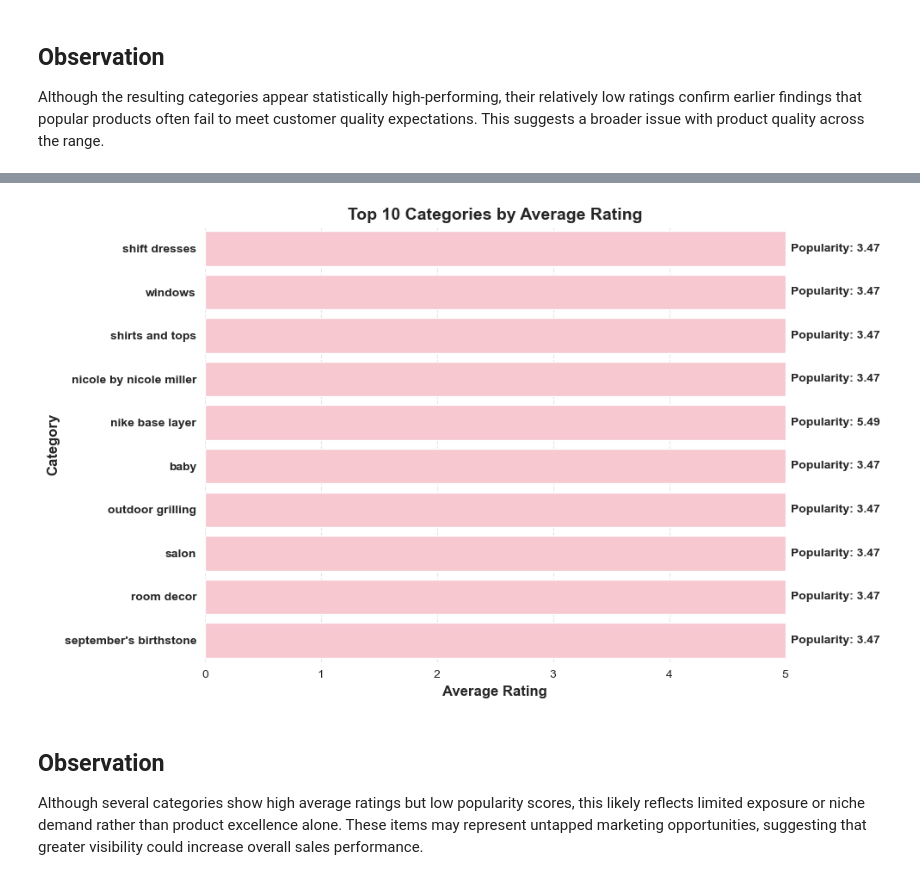
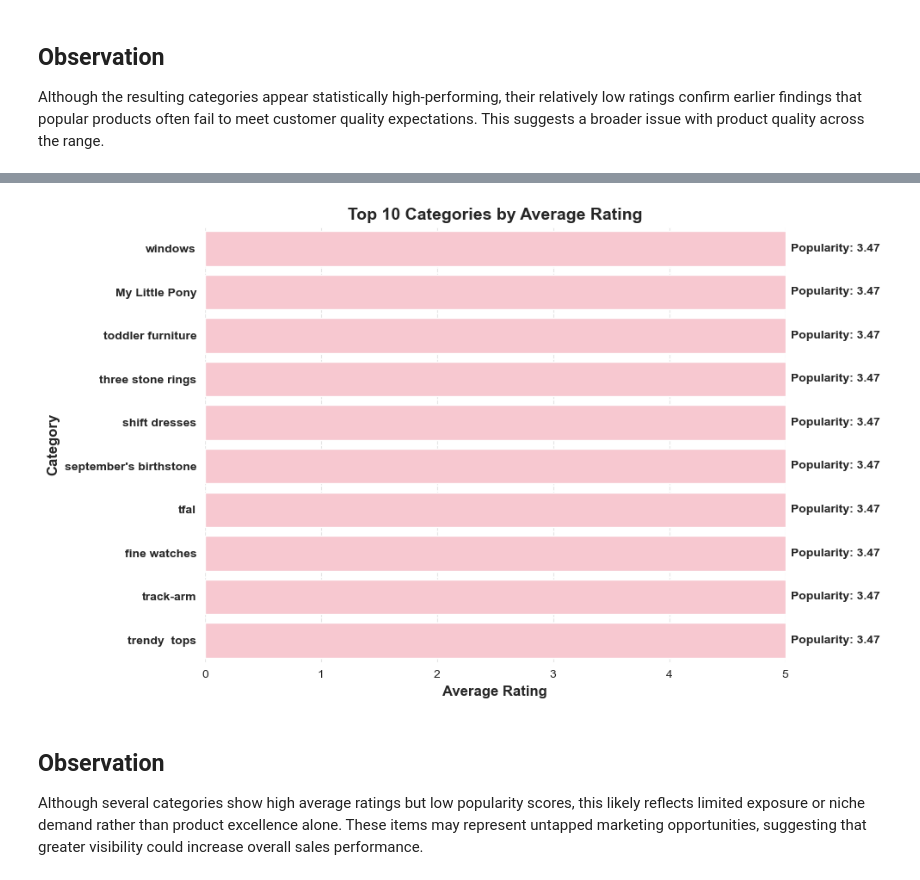
Before and after one commit to kristina-pal/3461226_BD2, a Jupyter notebook: 3461226_BD2.ipynb, the cells around one changed output, grey strips where cells are left out. Saved outputs shown, nothing was run; the diff lists cells and outputs as text; code cells hidden in the pictures.

```diff
--- a/3461226_BD2.ipynb
+++ b/3461226_BD2.ipynb
@@ -369,41 +262,34 @@ We divide customers into the following age groups:
 And the graph confirmed previous observation that the needs of each age group are being met by the company, as none of the groups appears to be prioritised.
 # %%
 # Top 5 categories for each Age group
-
+jcpenney_products = pd.read_json('jcpenney_products.json', lines=True)
+jcpenney_reviewers = pd.read_json('jcpenney_reviewers.json', lines=True)
+reviews = pd.read_csv('reviews.csv', index_col=1)
+products = pd.read_csv('products.csv', index_col=0)
+users = pd.read_csv('users.csv', index_col=0)
 from datetime import date
-
 jcpenney_reviewers = jcpenney_reviewers.copy()
 jcpenney_reviewers['DOB'] = pd.to_datetime(jcpenney_reviewers['DOB'], errors='coerce', dayfirst=True)
-
 def calculate_age(born):
     if pd.isnull(born):
         return None
     today = date.today()
     return today.year - born.year - ((today.month, today.day) < (born.month, born.day))
-
 jcpenney_reviewers['Age'] = jcpenney_reviewers['DOB'].apply(calculate_age)
-
 bins = [0, 34, 44, 54, 64, 100]
 labels = ['<34', '35-44', '45-54', '55-64', '65+']
 jcpenney_reviewers['Age_Group'] = pd.cut(jcpenney_reviewers['Age'], bins=bins, labels=labels, right=True)
-
 # Products
 if 'uniq_id' in jcpenney_products.columns:
     jcpenney_products.rename(columns={'uniq_id': 'Uniq_id'}, inplace=True)
-
 # Join
 reviews = reviews.reset_index().rename(columns={'index': 'Username'})
-
 merged = (reviews.merge(jcpenney_reviewers[['Username', 'Age_Group']], on='Username', how='left').merge(jcpenney_products[['Uniq_id', 'category']], on='Uniq_id', how='left'))
-
 # Ignore useless categories
 ignore_words = ['view all', 'view all brands', 'sale', 'clearance', 'new arrivals', 'featured']
-
 merged = merged[merged['category'].notna() &(merged['category'].str.strip() != '') &(~merged['category'].str.lower().isin(ignore_words))]
-
 # Top 5
 category_counts = (merged.groupby(['Age_Group', 'category'], observed=False).size().reset_index(name='Review_Count'))
-
 top5_dict = {}
 for age_group, group in category_counts.groupby('Age_Group', observed=False):
     top5 = group.sort_values('Review_Count', ascending=False).head(5)
@@ -411,12 +297,9 @@ for age_group, group in category_counts.groupby('Age_Group', observed=False):
     while len(top5_list) < 5:
         top5_list.append("")
     top5_dict[age_group] = top5_list
-
 # Table
 top5_df = pd.DataFrame(top5_dict)
 display(top5_df)
-
-# Save a table
 top5_df.to_csv('Top5_Categories_by_Age.csv', index=False)
 # %% [output]
 |  | <34 | 35-44 | 45-54 | 55-64 | 65+ |
@@ -667,53 +454,22 @@ top_categories_table.to_csv('Top 10 Categories by Average Rating.csv', index=Fal
 # %%
 # Visualisation of the Top 10 Categories by Average Rating
-
-df = jcpenney_products[jcpenney_products['total_number_reviews'] > 0].copy()
-
-# Calculate popularity score (if not already added)
-df['popularity_score'] = df['average_product_rating'] * np.log1p(df['total_number_reviews'])
-
-# Group by category and calculate metrics
-category_stats = (
-    df.groupby('category', observed=False)
-    .agg({
-        'average_product_rating': 'mean',
-        'total_number_reviews': 'sum',
-        'popularity_score': 'mean'
-    })
-    .sort_values(by='average_product_rating', ascending=False)
-)
-
-# Take top 10 by rating
-top_categories_by_rating = category_stats.head(10).reset_index()
-
-# --- Plot ---
+df_plot = top_categories_table.copy()
 plt.figure(figsize=(10, 6))
-
-sns.barplot(
-    data=top_categories_by_rating,
-    x='average_product_rating',
-    y='category',
-    color='pink',
-    orient='h'
-)
-
+sns.barplot(data=df_plot,x='Average Rating',y='Category',color='pink',orient='h')
 sns.despine(left=True, bottom=True)
 plt.title('Top 10 Categories by Average Rating', fontsize=14, fontweight='bold')
 plt.xlabel('Average Rating', fontsize=12, fontweight='bold')
 plt.ylabel('Category', fontsize=12, fontweight='bold')
 plt.yticks(fontweight='bold')
-
-# Add popularity score text
-for i, (rating, score) in enumerate(zip(top_categories_by_rating['average_product_rating'], top_categories_by_rating['popularity_score'])):
+for i, (rating, score) in enumerate(zip(df_plot['Average Rating'], df_plot['Popularity Score'])):
     plt.text(rating + 0.05, i, f'Popularity: {score:.2f}', va='center', ha='left', fontsize=10, fontweight='bold')
-
 plt.xlim(0, 5)
 plt.grid(axis='x', linestyle='--', alpha=0.5)
 plt.tight_layout()
 plt.savefig('Top_10_Categories_by_Average_Rating.png', dpi=300)
 plt.show()
 # %% [output]
-[figure, old version]
+[figure, new version]
 # %% [markdown]
 ## Observation
 
```
Also changed, not shown: parts of 26 cells of this notebook, 3 other files.
